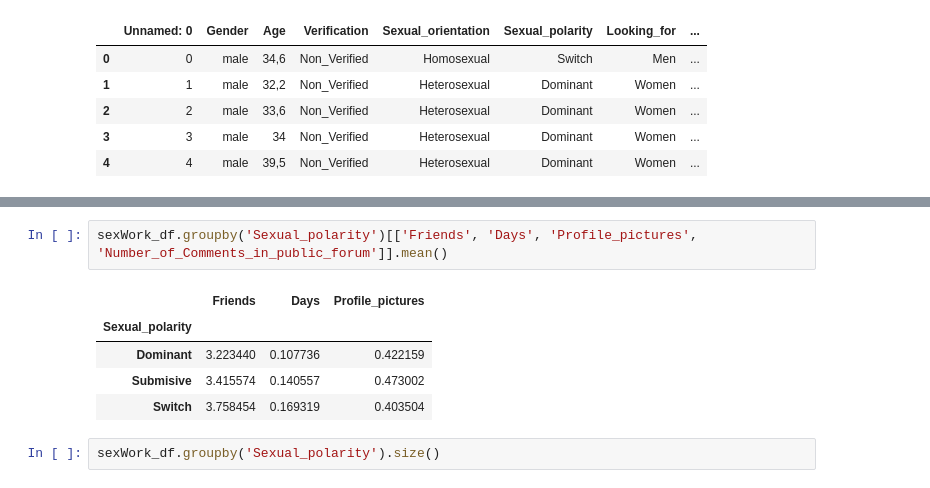
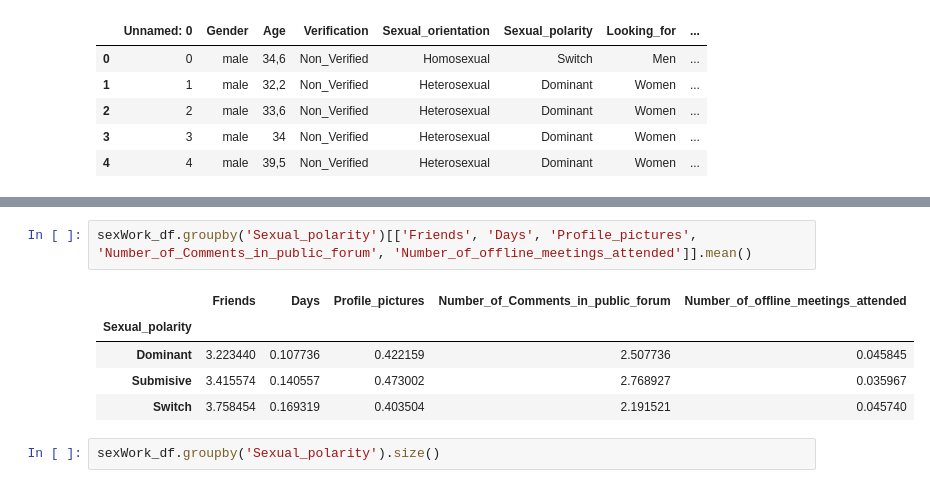
Before and after one commit to crushdig/Data-Science-In-Practice-Project, a Jupyter notebook: LB_project/notebooks/analysis/100_analysis_social_circle.ipynb, the cells around one changed output, grey strips where cells are left out. Drawn from its saved outputs; the diff is of its cells as text.

```diff
--- a/LB_project/notebooks/analysis/100_analysis_social_circle.ipynb
+++ b/LB_project/notebooks/analysis/100_analysis_social_circle.ipynb
@@ -35,11 +34,11 @@ sexWork_df.groupby('Sexual_polarity')[['Friends']].mean()
 # %%
-sexWork_df.groupby('Sexual_polarity')[['Friends', 'Days', 'Profile_pictures', 'Number_of_Comments_in_public_forum']].mean()
+sexWork_df.groupby('Sexual_polarity')[['Friends', 'Days', 'Profile_pictures', 'Number_of_Comments_in_public_forum', 'Number_of_offline_meetings_attended']].mean()
 # %% [output]
-|  | Friends | Days | Profile_pictures |
-| Sexual_polarity |  |  |  |
-| Dominant | 3.223440 | 0.107736 | 0.422159 |
-| Submisive | 3.415574 | 0.140557 | 0.473002 |
-| Switch | 3.758454 | 0.169319 | 0.403504 |
+|  | Friends | Days | Profile_pictures | Number_of_Comments_in_public_forum | Number_of_offline_meetings_attended |
+| Sexual_polarity |  |  |  |  |  |
+| Dominant | 3.223440 | 0.107736 | 0.422159 | 2.507736 | 0.045845 |
+| Submisive | 3.415574 | 0.140557 | 0.473002 | 2.768927 | 0.035967 |
+| Switch | 3.758454 | 0.169319 | 0.403504 | 2.191521 | 0.045740 |
 # %%
 sexWork_df.groupby('Sexual_polarity').size()
 # %% [output]
```
Also changed, not shown: parts of 3 cells of this notebook, 1 other file.
